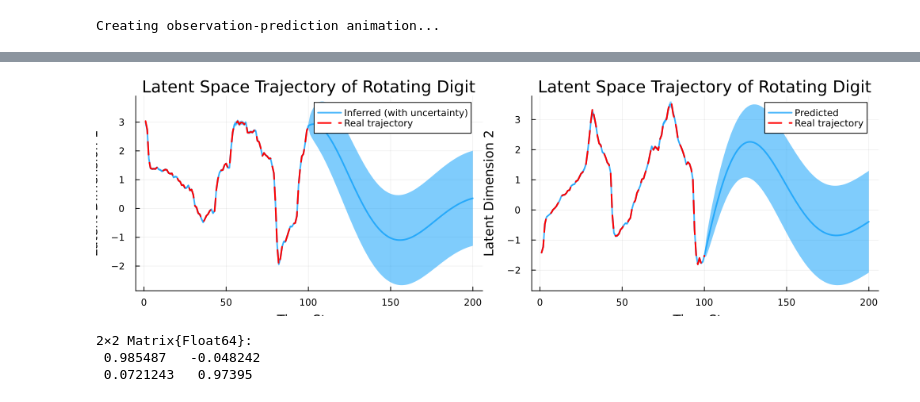
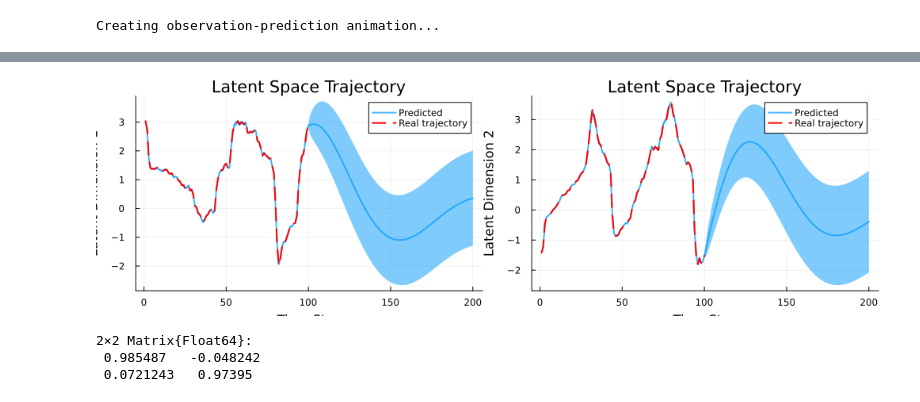
Before and after one commit to ReactiveBayes/RxInferExamples.jl, a Jupyter notebook: examples/Advanced Examples/Learning Dynamics with VAEs/Learning Dynamics with VAEs.ipynb, the cells around one changed output, grey strips where cells are left out. Drawn from its saved outputs; the diff is of its cells as text; code cells hidden in the pictures.

```diff
--- a/examples/Advanced Examples/Learning Dynamics with VAEs/Learning Dynamics with VAEs.ipynb
+++ b/examples/Advanced Examples/Learning Dynamics with VAEs/Learning Dynamics with VAEs.ipynb
@@ -542,36 +543,36 @@ real_latent_dim1 = first.(first.(vae.encoder.(rotated_data)))
 real_latent_dim2 = last.(first.(vae.encoder.(rotated_data)))
 
 # Create improved plots with both inferred and real trajectories
 p1 = plot(1:length(mean.(result.posteriors[:x][end])),
           first.(mean.(result.posteriors[:x][end])),
           ribbon=first.(std.(result.posteriors[:x][end])),
           xlabel="Time Step", ylabel="Latent Dimension 1",
-          label="Inferred (with uncertainty)",
+          label="Predicted",
           linewidth=2, alpha=0.7)
 
 # Add the real trajectory to dimension 1 plot
 plot!(p1, 1:length(real_latent_dim1), real_latent_dim1,
       label="Real trajectory",
       linewidth=2, linestyle=:dash, color=:red)
 
 # Create dimension 2 plot
 p2 = plot(1:length(mean.(result.posteriors[:x][end])),
           last.(mean.(result.posteriors[:x][end])),
           ribbon=last.(std.(result.posteriors[:x][end])),
           xlabel="Time Step", ylabel="Latent Dimension 2",
           label="Predicted",
           linewidth=2, alpha=0.7)
 
 # Add the real trajectory to dimension 2 plot
 plot!(p2, 1:length(real_latent_dim2), real_latent_dim2,
       label="Real trajectory",
       linewidth=2, linestyle=:dash, color=:red)
 
 # Combine the plots
 plot(p1, p2, layout=(1,2), size=(1000, 300),
-     title="Latent Space Trajectory of Rotating Digit")
+     title="Latent Space Trajectory")
 # %% [output]
-[figure, old version]
+[figure, new version]
 # %%
 # Analyze the learned rotation matrix
 H_matrix = reshape(mean(result.posteriors[:Hₛ][end]), (2, 2))
```
Also changed, not shown: parts of 4 cells of this notebook, 1 other file.
